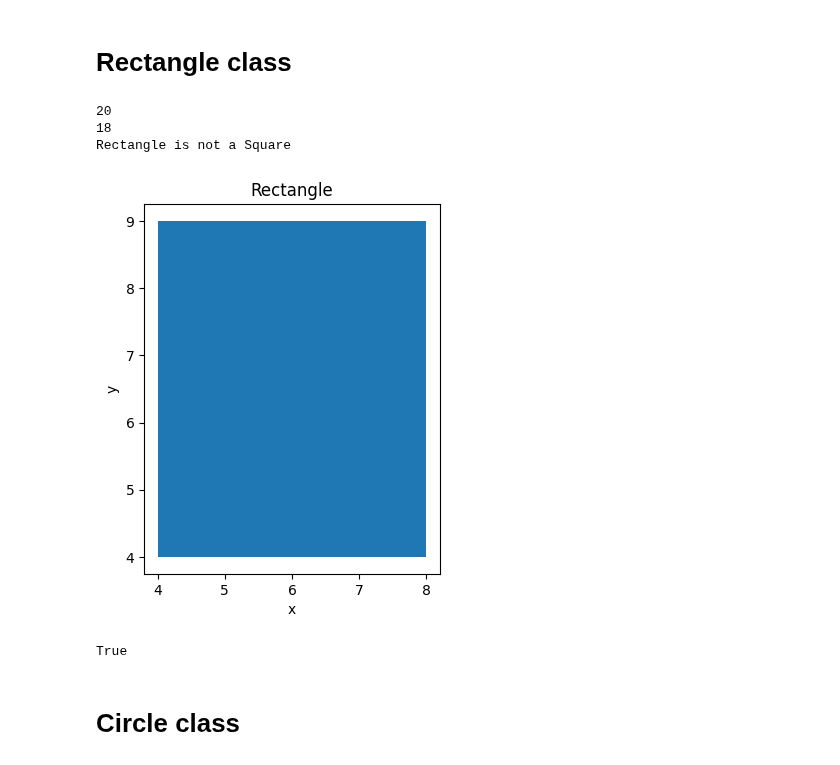
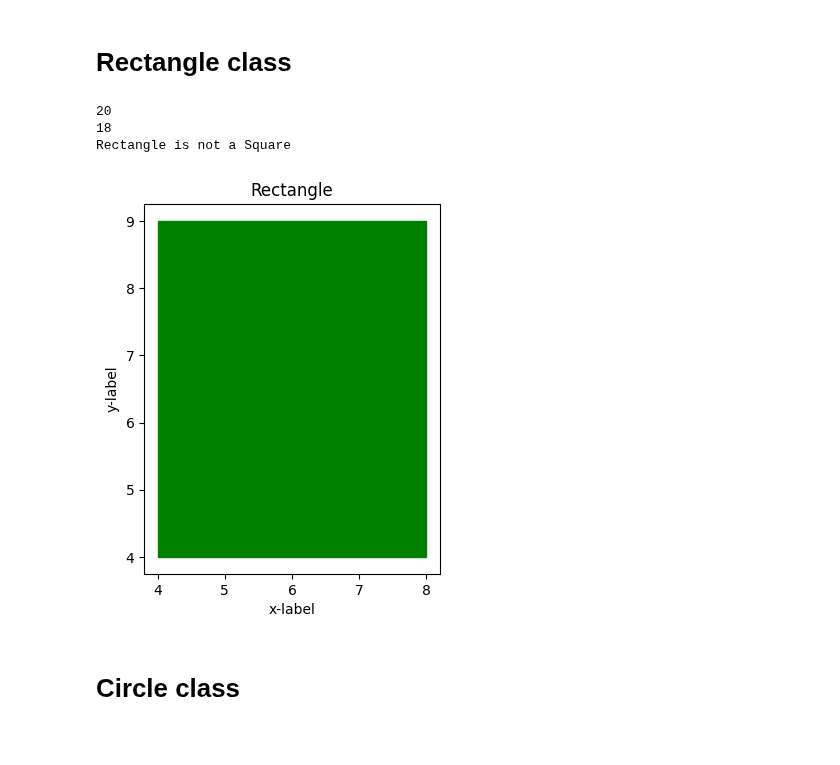
Before and after one commit to VineelaNedunuri/Python-vineela-nedunuri, a Jupyter notebook: Labs/Labb3.ipynb, the cells around one changed output. Drawn from its saved outputs; the diff is of its cells as text; code cells hidden in the pictures.

```diff
--- a/Labs/Labb3.ipynb
+++ b/Labs/Labb3.ipynb
@@ -83,7 +83,10 @@ Geomerty with co-ordinates  x and y are 1, 2
 # %% [markdown]
 # Rectangle class
 # %%
+from turtle import color
 import matplotlib.pyplot as plt
+from matplotlib.patches import Rectangle
+
 class Rectangle(Geometry):
     """A Rectangle has length and width with four sides"""
     # override _init__()
@@ -185,40 +188,44 @@ class Rectangle(Geometry):
         else:
             return False
 
 
 
     # a method that checks if the rectangle instance is a square
     def square(self):
         if self.length == self.width:
            return print("Rectangle is a Square")
         else:
             return print("Rectangle is not a Square")
 
-    # to plot circle
     def plot_rectangle(self):
         fig, ax = plt.subplots()
-        rectangle = plt.Rectangle((self.x ,self.y), self.length,self.width, alpha = 1)
-        ax.add_patch(rectangle)
+        #rectangle = plt.Rectangle((self.x ,self.y), self.length,self.width, alpha = 1)
+        #rectangle_translate = plt.Rectangle((self.x ,self.y), self.length,self.width, alpha = 1)
+        ax.add_patch(plt.Rectangle((self.x ,self.y), self.length,self.width, color = "green"))
+
+
+
         ax.set_aspect(1)
         ax.autoscale()
-        ax.set(title="Rectangle", xlabel="x", ylabel="y")
+        ax.set(title="Rectangle", xlabel="x-label", ylabel="y-label")
         plt.show()
+
+      # To do add translate plot
+
 
 
 
 rectangle1 = Rectangle(4,4,4,5)
 print(rectangle1.area)
 print(rectangle1.perimeter)
 
 rectangle1.square()
 rectangle1.plot_rectangle()
-rectangle1.is_inside(3,4)
 # %% [output]
 20
 18
 Rectangle is not a Square
-[figure, old version]
+[figure, new version]
-True
 # %% [markdown]
 # Circle class
 # %%
```
Also changed, not shown: 4 other files.
